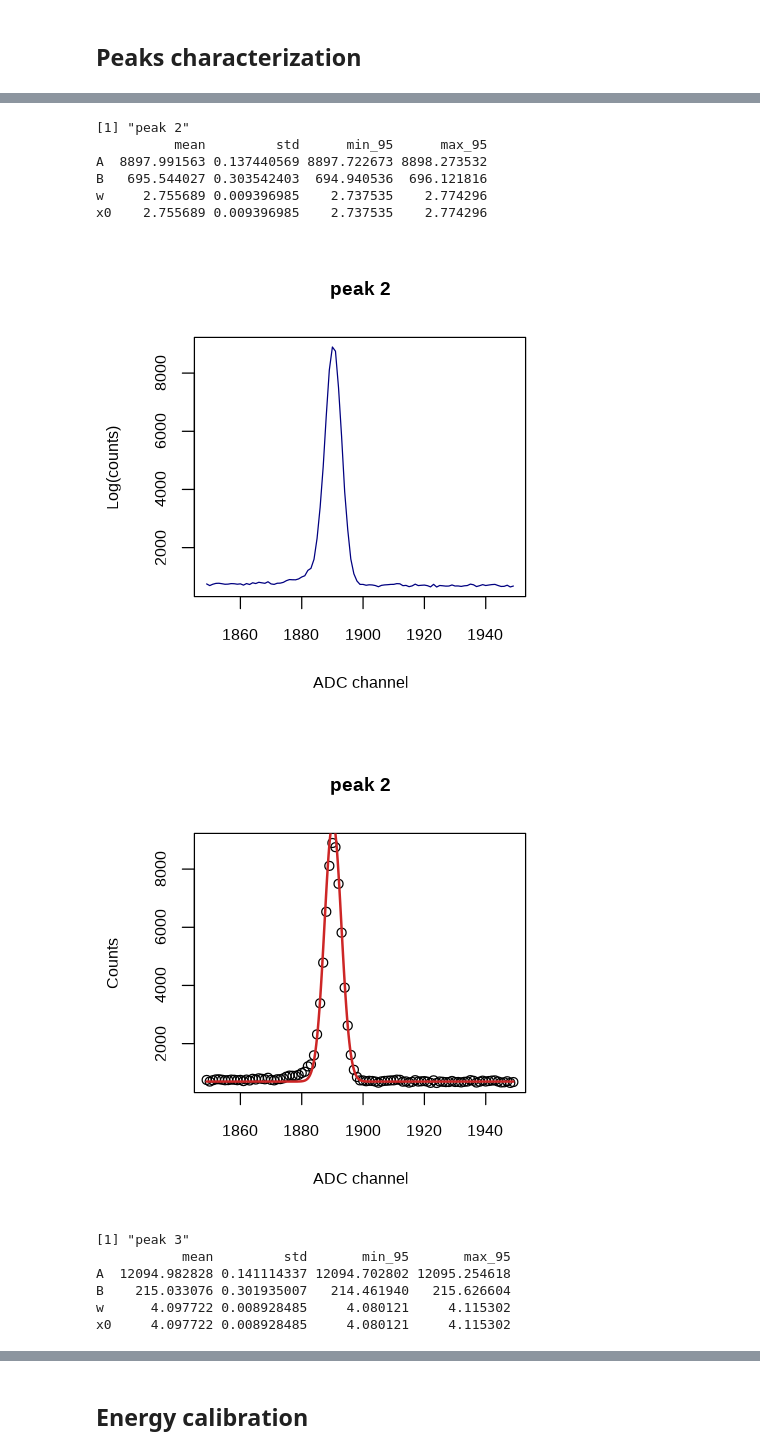
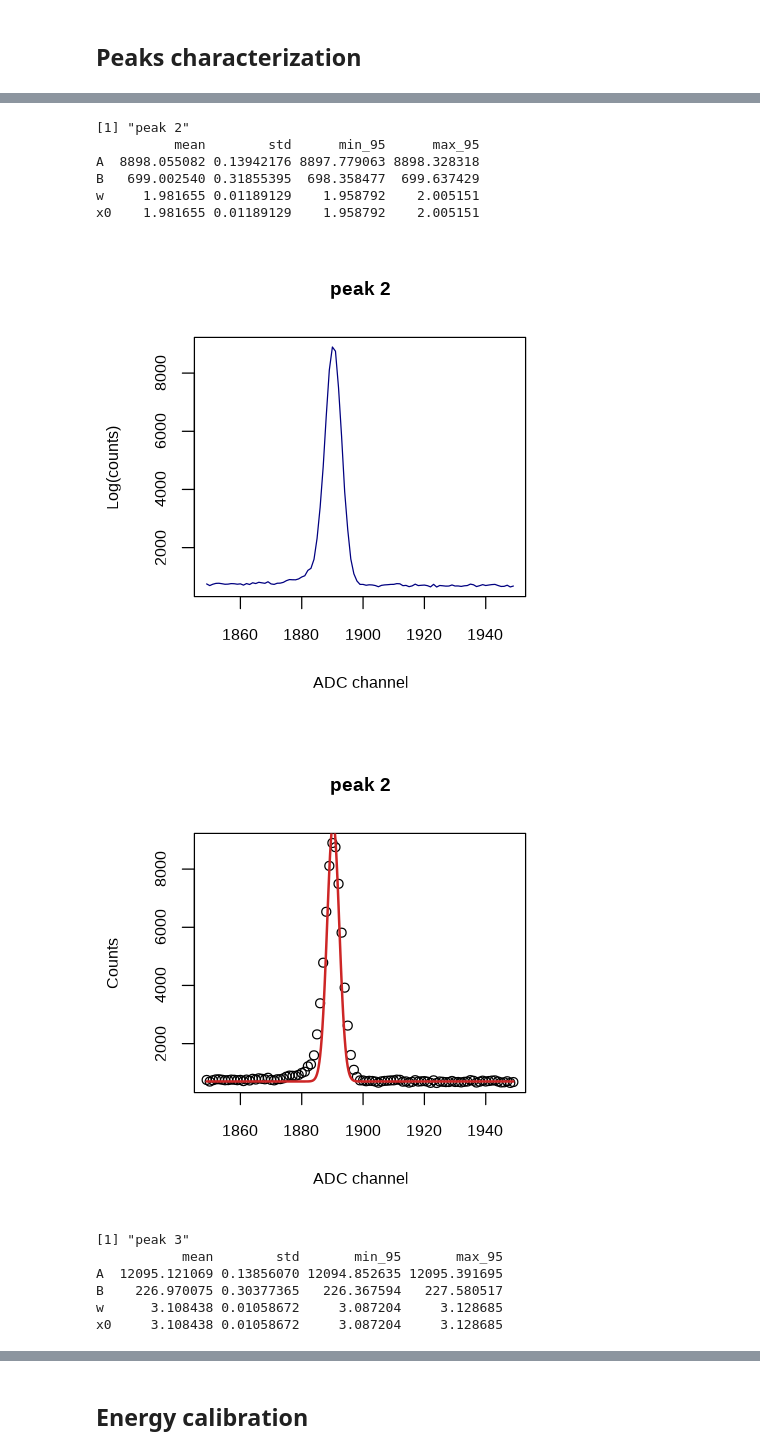
Before and after one commit to jtfreitas/AdSt_project, a Jupyter notebook: Project.ipynb, the cells around one changed output, grey strips where cells are left out. Drawn from its saved outputs; the diff is of its cells as text; code cells hidden in the pictures.

```diff
--- a/Project.ipynb
+++ b/Project.ipynb
@@ -756,7 +738,8 @@ Warning message in xy.coords(x, y, xlabel, ylabel, log):
 ## Peaks characterization
 # %%
 likelihood_str <- 'for (i in 1:length(x)){
-S[i] <- (A * exp((-(x[i]-x0)^2) / ( 2 *w^2)) + B)
+
+S[i] <- (A * dgamma(x[i],x0**2/w**2,x0/w**2) + B)
 y[i] ~ dpois(S[i])
 }'
 priors_str <- function(A.min, A.max, B.max, x0.min, x0.max){
@@ -778,17 +761,17 @@ x0 2.704313e+00 0.001938908      2.70065 2.708141e+00
 [figure]
 [figure]
 [1] "peak 2"
-          mean         std      min_95      max_95
-A  8897.991563 0.137440569 8897.722673 8898.273532
-B   695.544027 0.303542403  694.940536  696.121816
-w     2.755689 0.009396985    2.737535    2.774296
-x0    2.755689 0.009396985    2.737535    2.774296
+          mean        std      min_95      max_95
+A  8898.055082 0.13942176 8897.779063 8898.328318
+B   699.002540 0.31855395  698.358477  699.637429
+w     1.981655 0.01189129    1.958792    2.005151
+x0    1.981655 0.01189129    1.958792    2.005151
 [figure]
-[figure, old version]
+[figure, new version]
 [1] "peak 3"
-           mean         std       min_95       max_95
-A  12094.982828 0.141114337 12094.702802 12095.254618
-B    215.033076 0.301935007   214.461940   215.626604
-w      4.097722 0.008928485     4.080121     4.115302
-x0     4.097722 0.008928485     4.080121     4.115302
+           mean        std       min_95       max_95
+A  12095.121069 0.13856070 12094.852635 12095.391695
+B    226.970075 0.30377365   226.367594   227.580517
+w      3.108438 0.01058672     3.087204     3.128685
+x0     3.108438 0.01058672     3.087204     3.128685
 [figure]
```
Also changed, not shown: parts of 2 cells of this notebook, 15 other files.
